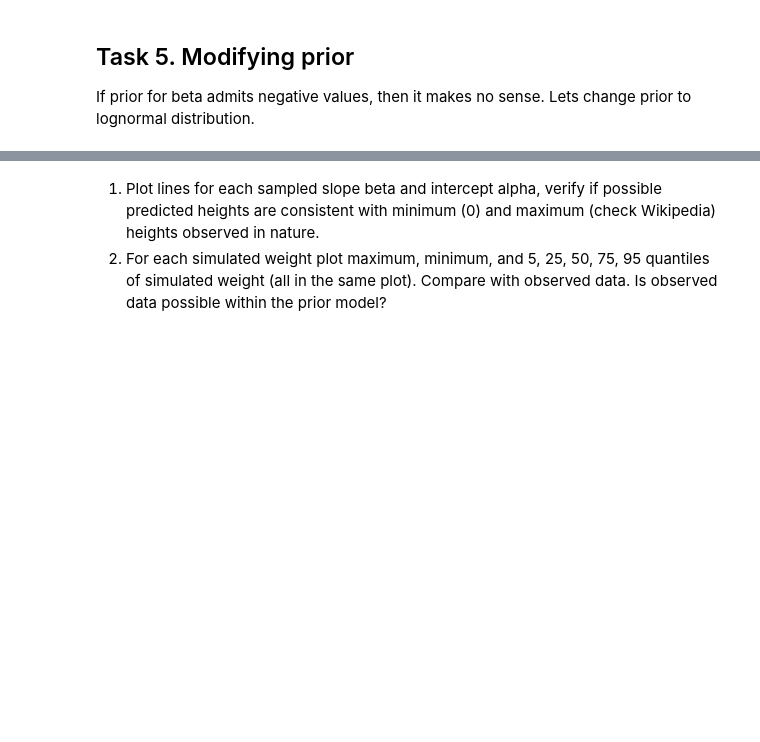
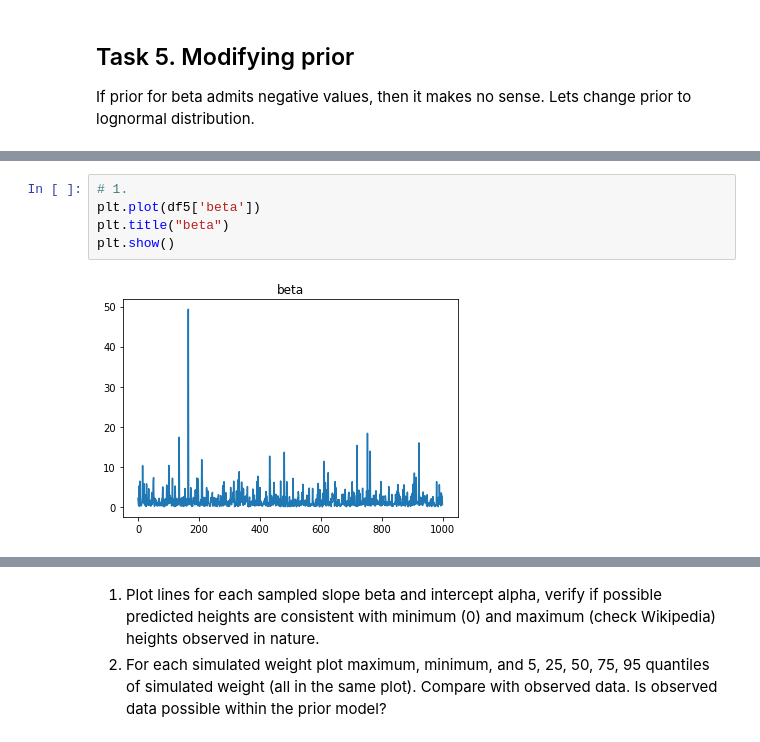
Before and after one commit to MARIAMJESTEM/DataAnalytics2023, a Jupyter notebook: lab4/lab4.ipynb, the cells around one changed output, grey strips where cells are left out. Cells and saved outputs as stored; diff of their text form; blank space fills up the shorter version.

```diff
--- a/lab4/lab4.ipynb
+++ b/lab4/lab4.ipynb
@@ -255,0 +326,7 @@ sim=model_ppc.sample(data=data_sim,
+# %%
+# 1.
+plt.plot(df5['beta'])
+plt.title("beta")
+plt.show()
+# %% [output]
+[figure, added]
```
Also changed, not shown: parts of 27 cells of this notebook, 9 other files.
